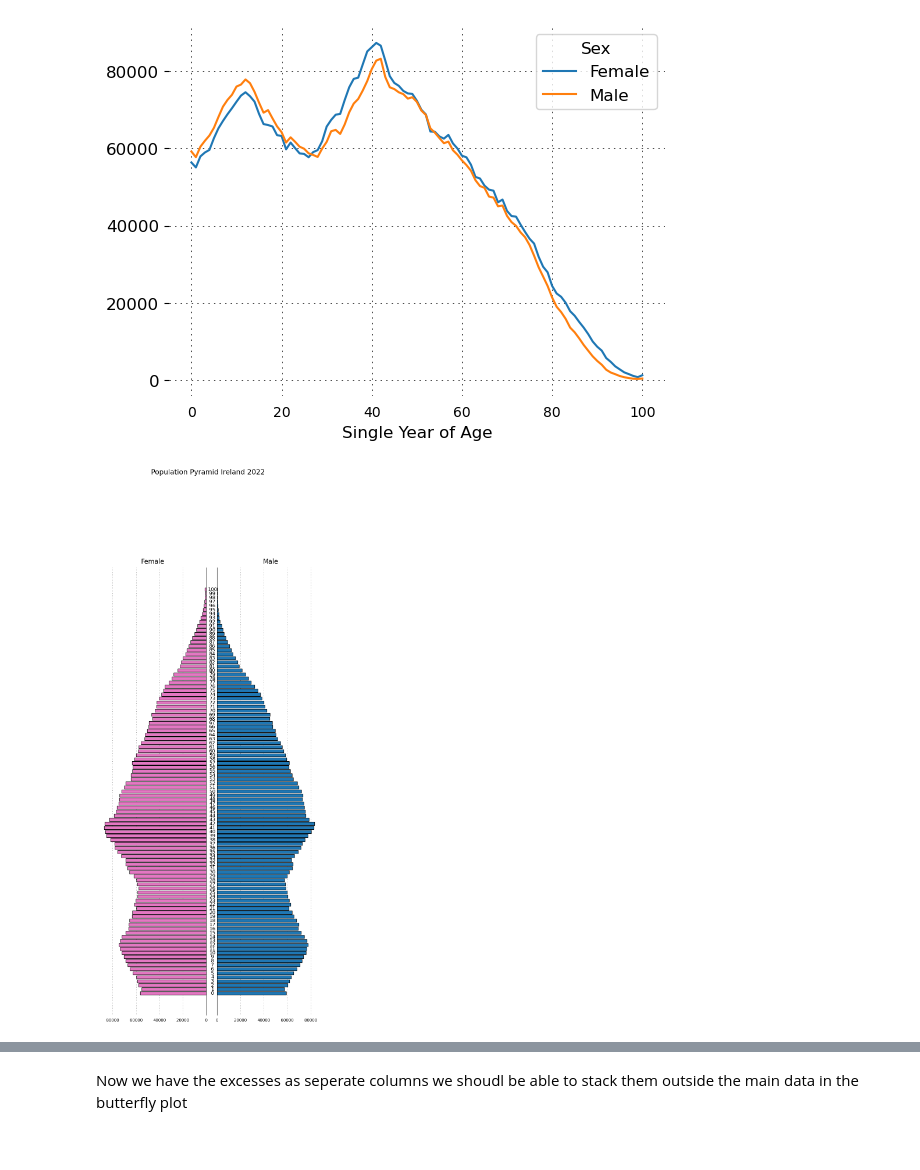
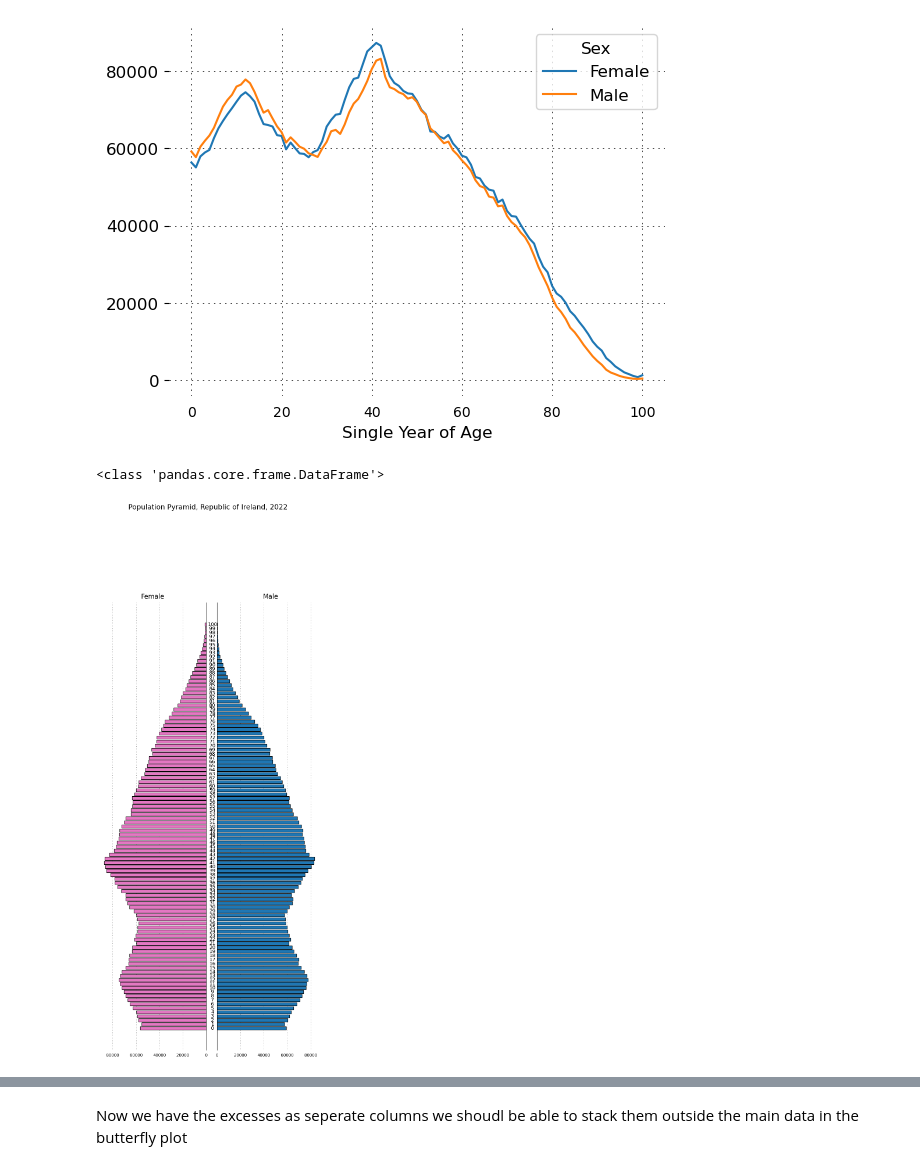
Before and after one commit to cathalred88/PFDA, a Jupyter notebook: assignments/assignment05-population.ipynb, the cells around one changed output, grey strips where cells are left out. Saved outputs shown, nothing was run; the diff lists cells and outputs as text; code cells hidden in the pictures.

```diff
--- a/assignments/assignment05-population.ipynb
+++ b/assignments/assignment05-population.ipynb
@@ -122,13 +141,25 @@ df_anal.plot()
 # %% [output]
 <Axes: xlabel='Single Year of Age'>
 [figure]
+# %%
+# Part 2: "Write code that would group the people within 5 years of that age together, into one age group."
+# I interperate that this could mean two different solutions:
+# 1. Select only every 5 years: "X age +- 5 years", so for example of age 35 years this would group everybofy from age "35-5 = 30" to "35+5= 40".
+# 2  Select every single year of age, eg age 0, age 1, age 2, etc. This would efficeively be a lower resolution version of option 1.
+
+# Case 1: slice the age groups into 5 -year bundles.
+print(type(df_anal))
+#Zero_Five = df_anal[df_anal[0]>35]
+# %% [output]
+<class 'pandas.core.frame.DataFrame'>
 # %%
+# a population pyramid is a very well known data reprsentation that displays the number of people alive at each single year of age in ascending order from the lowest value on the bottom of the graph, segregaed to display female and male on seperate sides of a central axis, upon which the labels for eahc age is positioned.
 # this section is basically lifted from Geoff Ruddock to see the Data as a butterfly plot https://geoffruddock.com/notebooks/data-viz/butterfly-charts/
 # i would like to improve upon this graph by showing the difference/excess for each single year of age at the outside of the graph highlighted in a different colour etc.
 import numpy as np
 import pandas as pd
 import matplotlib.pyplot as plt
-import seaborn as sns
+import seaborn as sns # not actually used - remove if so.
 
 import matplotlib.ticker as mtick
 import matplotlib.transforms as transforms
@@ -195,33 +226,33 @@ def butterfly_chart(
 
     # forced shared xlim
     x_max = max(ax1.get_xlim()[0], ax2.get_xlim()[0])
     ax1.set_xlim((x_max, 0))
     ax2.set_xlim((0, x_max))
 
     # turn on axes spines on the inside y-axis
     ax1.spines['right'].set_visible(True)
     ax2.spines['left'].set_visible(True)
 
     # format axes
     xfmt = mtick.ScalarFormatter()
     ax1.xaxis.set_major_formatter(xfmt)
     ax2.xaxis.set_major_formatter(xfmt)
 
     # place center labels
     transform = transforms.blended_transform_factory(fig.transFigure, ax1.transData)
     for i, label in enumerate(labels):
         ax1.text(0.5+middle_label_offset, i, label, ha='center', va='center', transform=transform)
 
     plt.suptitle(title, y=1.05, fontsize='x-large')
 
 
 butterfly_chart(
     df_anal,
     figsize=(10, 20),
     wspace=0.1,
     middle_label_offset=0.015,
-    title='Population Pyramid Ireland 2022'
+    title='Population Pyramid, Republic of Ireland, 2022'
 )
 # %% [output]
-[figure, old version]
+[figure, new version]
 # %%
```
Also changed, not shown: parts of 8 cells of this notebook.
